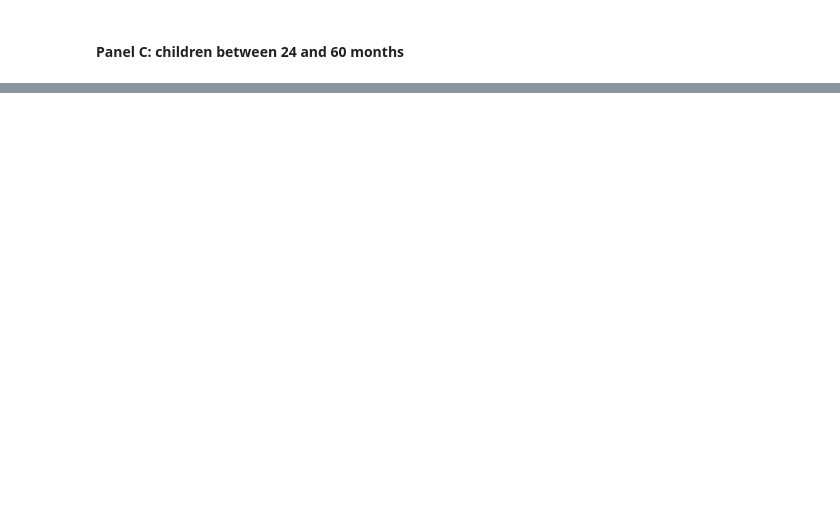
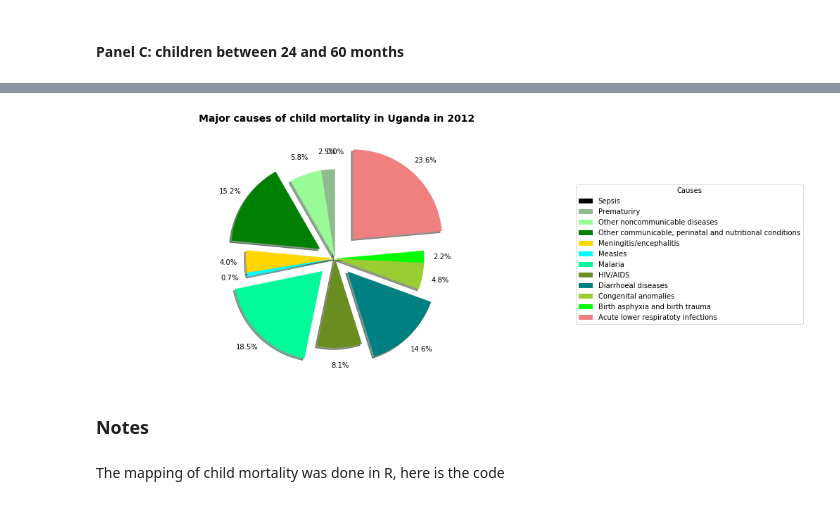
Before and after one commit to madinajapakhova/Project-replication, a Jupyter notebook: MJapakhova project(replication).ipynb, the cells around one changed output, grey strips where cells are left out. Drawn from its saved outputs; the diff is of its cells as text; code cells hidden in the pictures; blank space fills up the shorter version.

```diff
--- a/MJapakhova project(replication).ipynb
+++ b/MJapakhova project(replication).ipynb
@@ -750,0 +1156,23 @@ Included effects: Entity
+# %%
+causes = 'Sepsis', 'Prematuriry', 'Other noncommunicable diseases', 'Other communicable, perinatal and nutritional conditions', 'Meningitis/encephalitis', 'Measles', 'Malaria','HIV/AIDS','Diarrhoeal diseases', 'Congenital anomalies', 'Birth asphyxia and birth trauma','Acute lower respiratoty infections'
+sizes = df['Proportion']
+explode = (0,0,0,0.2,0,0,0.2,0,0.2,0,0,0.3)
+fig1, ax1 = plt.subplots(figsize=(12, 6))
+colors = ['black','darkseagreen', 'palegreen', 'green', 'gold', 'cyan', 'mediumspringgreen', 'olivedrab', 'teal',
+          'yellowgreen', 'lime', 'lightcoral']
+ax1.pie(sizes, explode=explode, autopct='%1.1f%%',
+        shadow=True, startangle=90, colors = colors,
+        pctdistance=1.2, labeldistance=10)
+ax1.set_title('Major causes of child mortality in Uganda in 2012', fontsize = 14, fontweight = 'bold')
+ax1.legend(causes,
+          title="Causes",
+          loc="center left",
+          bbox_to_anchor=(1, 0, 0.5, 1))
+ax1.axis('equal')
+plt.show()
+# %% [output]
+[figure, added]
+# %% [markdown]
+### Notes
+# %% [markdown]
+<span id="fn1"> The mapping of child mortality was done in R, here is the code</span>
```
Also changed, not shown: parts of 42 cells of this notebook.
